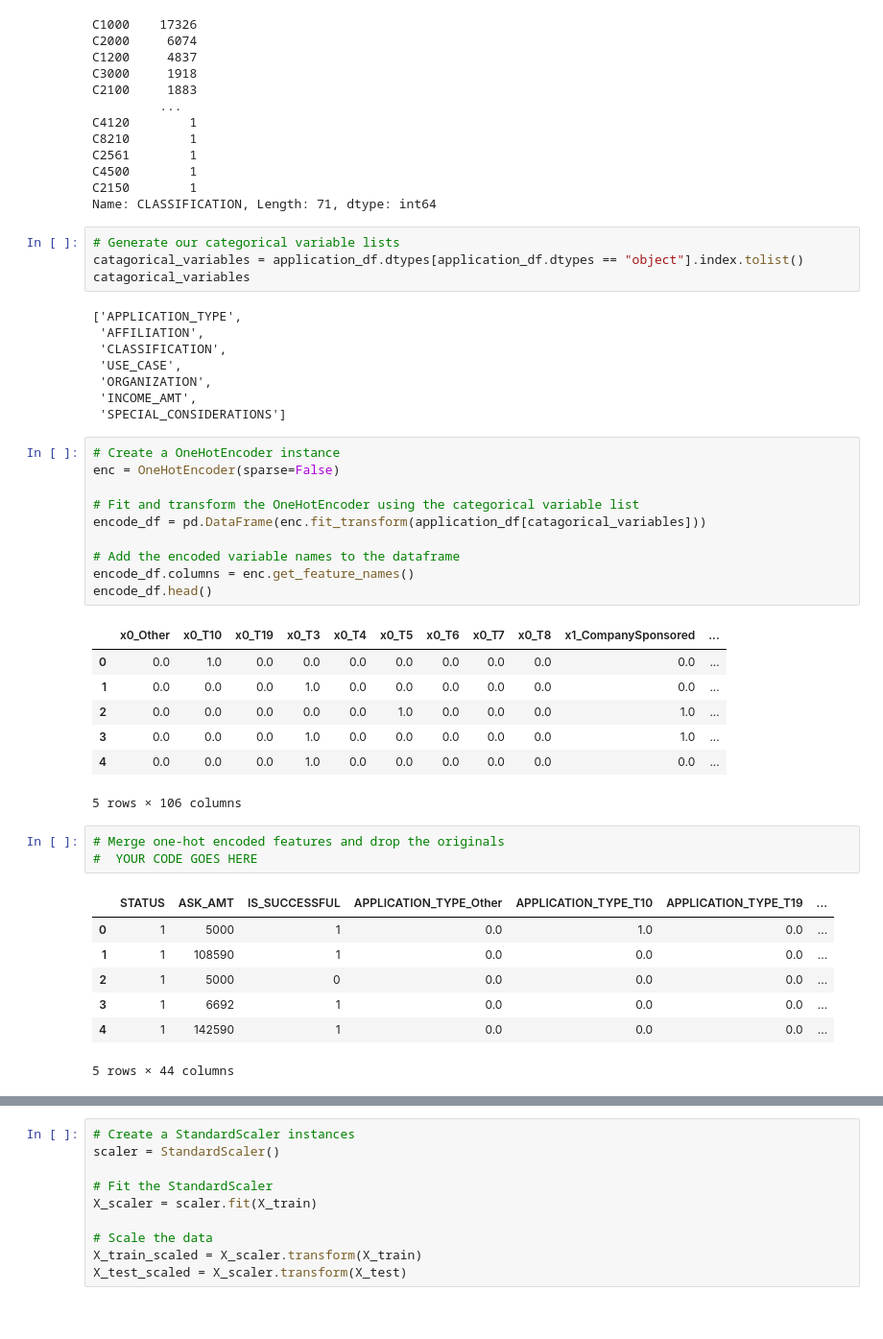
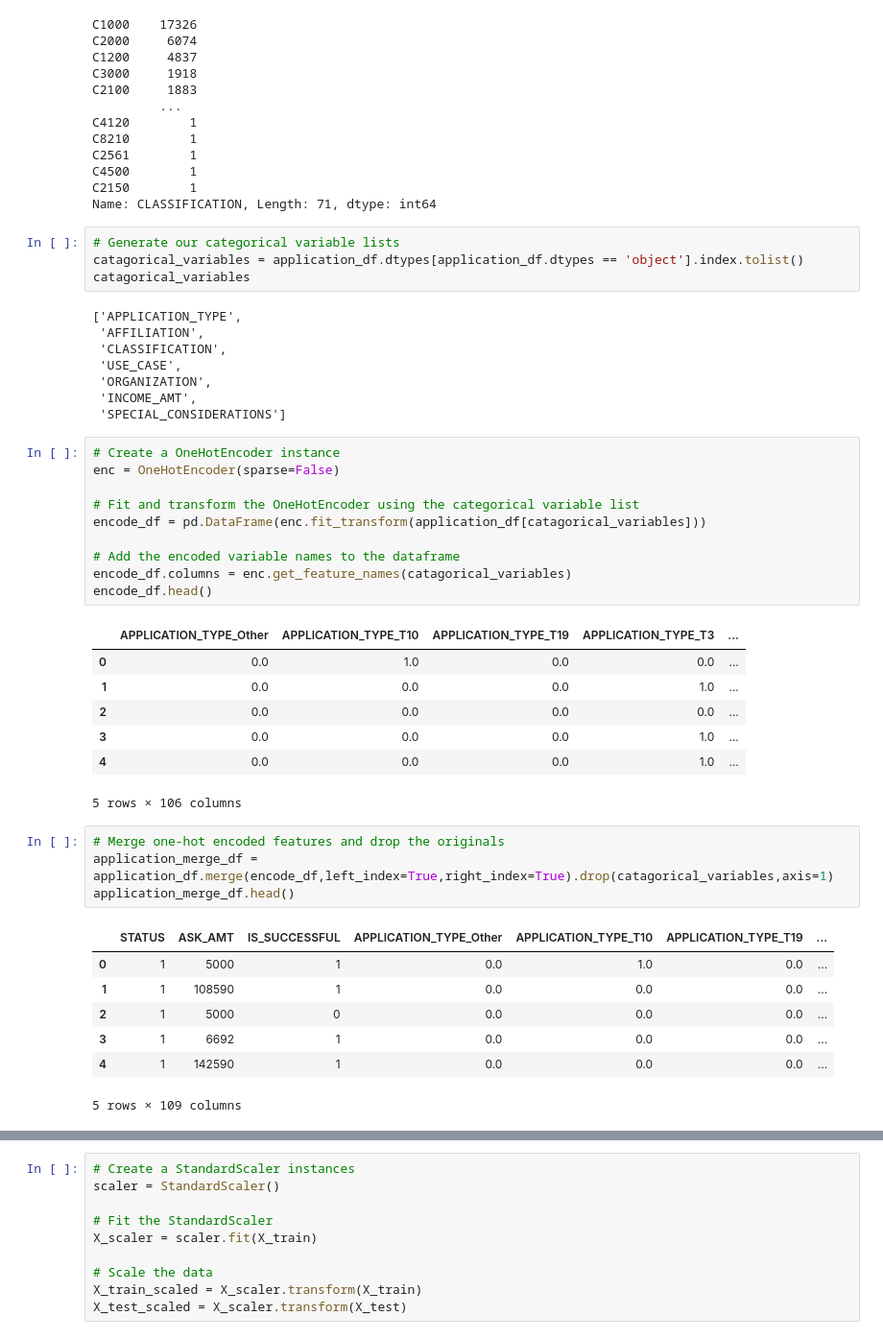
Before and after one commit to SamvsP4K/Neural_Network_Charity_Analysis, a Jupyter notebook: AlphabetSoupCharity.ipynb, the cells around one changed output, grey strips where cells are left out. Shown: that part at 96% size. Saved outputs shown, nothing was run; the diff lists cells and outputs as text.

```diff
--- a/AlphabetSoupCharity.ipynb
+++ b/AlphabetSoupCharity.ipynb
@@ -145,7 +145,7 @@ C2150        1
 Name: CLASSIFICATION, Length: 71, dtype: int64
 # %%
 # Generate our categorical variable lists
-catagorical_variables = application_df.dtypes[application_df.dtypes == "object"].index.tolist()
+catagorical_variables = application_df.dtypes[application_df.dtypes == 'object'].index.tolist()
 catagorical_variables
 # %% [output]
 ['APPLICATION_TYPE',
@@ -158,24 +158,25 @@ catagorical_variables
 # %%
 # Create a OneHotEncoder instance
 enc = OneHotEncoder(sparse=False)
 
 # Fit and transform the OneHotEncoder using the categorical variable list
 encode_df = pd.DataFrame(enc.fit_transform(application_df[catagorical_variables]))
 
 # Add the encoded variable names to the dataframe
-encode_df.columns = enc.get_feature_names()
+encode_df.columns = enc.get_feature_names(catagorical_variables)
 encode_df.head()
 # %% [output]
-|  | x0_Other | x0_T10 | x0_T19 | x0_T3 | x0_T4 | x0_T5 | x0_T6 | x0_T7 | x0_T8 | x1_CompanySponsored | ... |
-| 0 | 0.0 | 1.0 | 0.0 | 0.0 | 0.0 | 0.0 | 0.0 | 0.0 | 0.0 | 0.0 | ... |
-| 1 | 0.0 | 0.0 | 0.0 | 1.0 | 0.0 | 0.0 | 0.0 | 0.0 | 0.0 | 0.0 | ... |
-| 2 | 0.0 | 0.0 | 0.0 | 0.0 | 0.0 | 1.0 | 0.0 | 0.0 | 0.0 | 1.0 | ... |
-| 3 | 0.0 | 0.0 | 0.0 | 1.0 | 0.0 | 0.0 | 0.0 | 0.0 | 0.0 | 1.0 | ... |
-| 4 | 0.0 | 0.0 | 0.0 | 1.0 | 0.0 | 0.0 | 0.0 | 0.0 | 0.0 | 0.0 | ... |
+|  | APPLICATION_TYPE_Other | APPLICATION_TYPE_T10 | APPLICATION_TYPE_T19 | APPLICATION_TYPE_T3 | ... |
+| 0 | 0.0 | 1.0 | 0.0 | 0.0 | ... |
+| 1 | 0.0 | 0.0 | 0.0 | 1.0 | ... |
+| 2 | 0.0 | 0.0 | 0.0 | 0.0 | ... |
+| 3 | 0.0 | 0.0 | 0.0 | 1.0 | ... |
+| 4 | 0.0 | 0.0 | 0.0 | 1.0 | ... |
 5 rows × 106 columns
 # %%
 # Merge one-hot encoded features and drop the originals
-#  YOUR CODE GOES HERE
+application_merge_df = application_df.merge(encode_df,left_index=True,right_index=True).drop(catagorical_variables,axis=1)
+application_merge_df.head()
 # %% [output]
 |  | STATUS | ASK_AMT | IS_SUCCESSFUL | APPLICATION_TYPE_Other | APPLICATION_TYPE_T10 | APPLICATION_TYPE_T19 | ... |
 | 0 | 1 | 5000 | 1 | 0.0 | 1.0 | 0.0 | ... |
@@ -183,6 +184,6 @@ encode_df.head()
 | 2 | 1 | 5000 | 0 | 0.0 | 0.0 | 0.0 | ... |
 | 3 | 1 | 6692 | 1 | 0.0 | 0.0 | 0.0 | ... |
 | 4 | 1 | 142590 | 1 | 0.0 | 0.0 | 0.0 | ... |
-5 rows × 44 columns
+5 rows × 109 columns
 # %%
 # Split our preprocessed data into our features and target arrays
```
Also changed, not shown: parts of 7 cells of this notebook.
